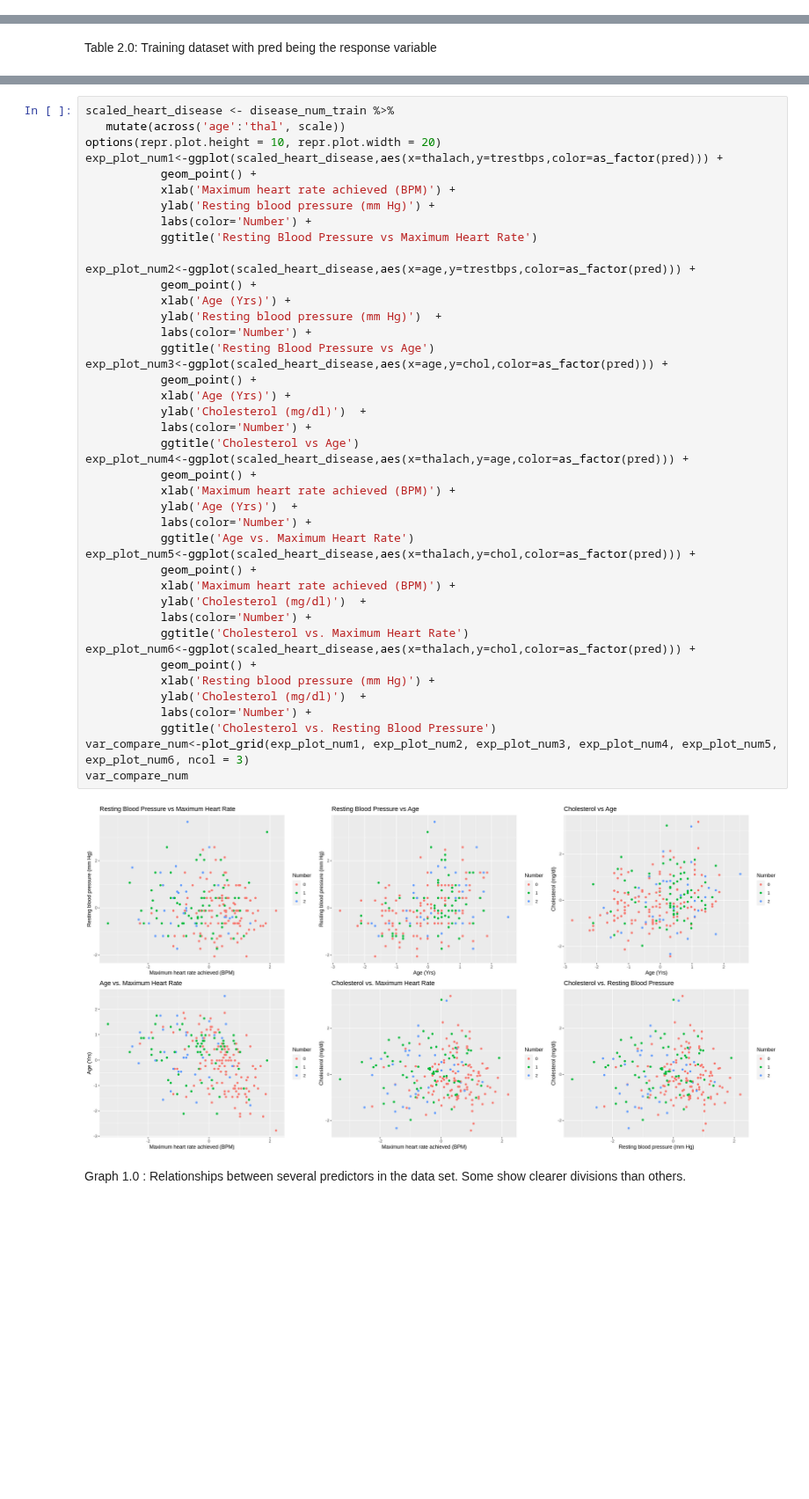
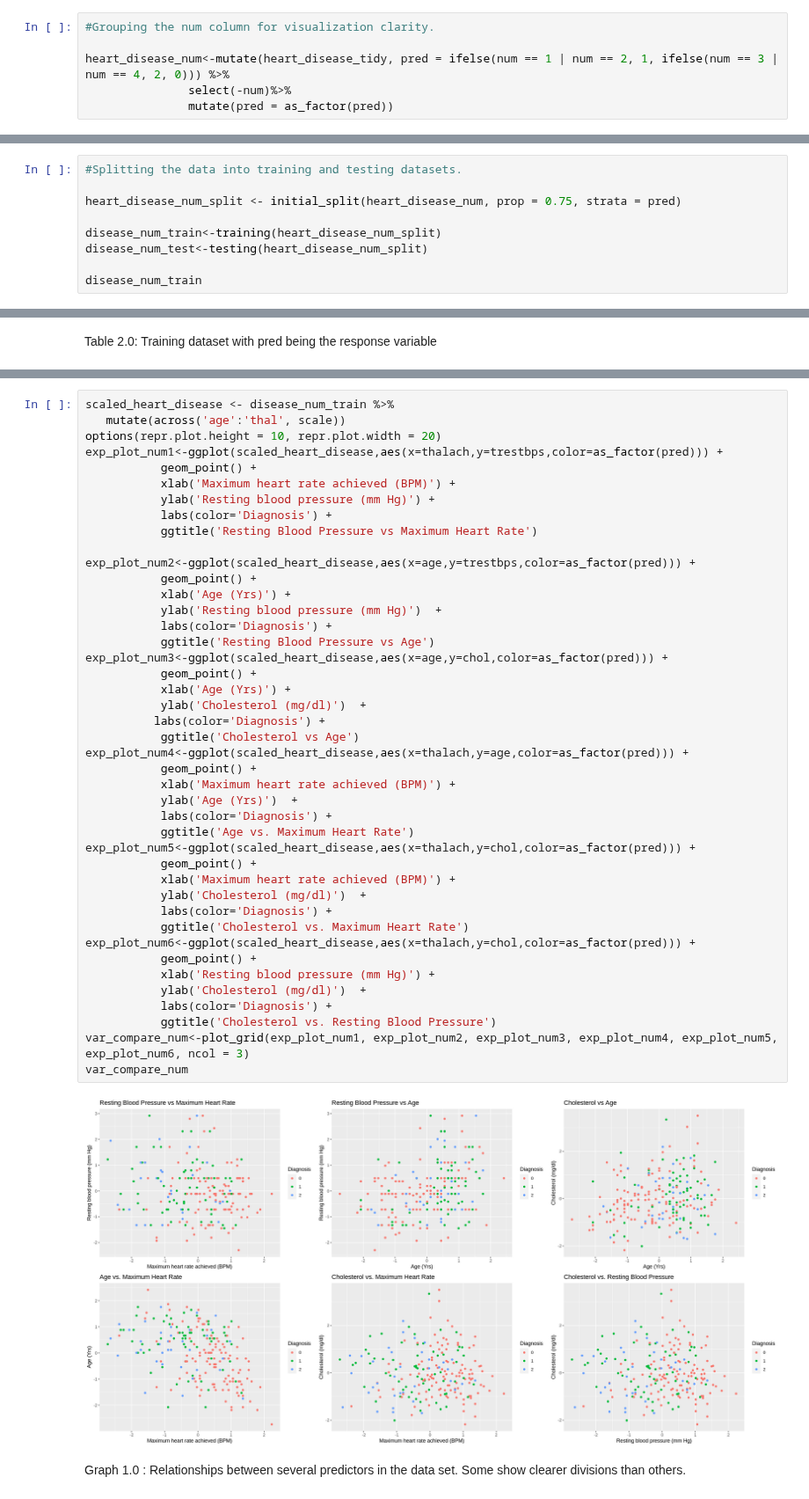
Before and after one commit to 19Lefoue/Heart_disease, a Jupyter notebook: Heart_disease.ipynb, the cells around one changed output, grey strips where cells are left out. Shown at 88% size. Saved outputs shown, nothing was run; the diff lists cells and outputs as text; blank space fills up the shorter version.

```diff
--- a/Heart_disease.ipynb
+++ b/Heart_disease.ipynb
@@ -82 +139,7 @@ Table1.1: heart disease untidy trable
+# %%
+#Grouping the num column for visualization clarity.
+
+heart_disease_num<-mutate(heart_disease_tidy, pred = ifelse(num == 1 | num == 2, 1, ifelse(num == 3 | num == 4, 2, 0))) %>%
+               select(-num)%>%
+               mutate(pred = as_factor(pred))
 # %% [markdown]
@@ -191,0 +149,9 @@ A tibble: 225 × 14
+# %%
+#Splitting the data into training and testing datasets.
+
+heart_disease_num_split <- initial_split(heart_disease_num, prop = 0.75, strata = pred)
+
+disease_num_train<-training(heart_disease_num_split)
+disease_num_test<-testing(heart_disease_num_split)
+
+disease_num_train
@@ -203,43 +180,43 @@ exp_plot_num1<-ggplot(scaled_heart_disease,aes(x=thalach,y=trestbps,color=as_fac
            geom_point() +
            xlab('Maximum heart rate achieved (BPM)') +
            ylab('Resting blood pressure (mm Hg)') +
-           labs(color='Number') +
+           labs(color='Diagnosis') +
            ggtitle('Resting Blood Pressure vs Maximum Heart Rate')
 
 exp_plot_num2<-ggplot(scaled_heart_disease,aes(x=age,y=trestbps,color=as_factor(pred))) +
            geom_point() +
            xlab('Age (Yrs)') +
            ylab('Resting blood pressure (mm Hg)')  +
-           labs(color='Number') +
+           labs(color='Diagnosis') +
            ggtitle('Resting Blood Pressure vs Age')
 exp_plot_num3<-ggplot(scaled_heart_disease,aes(x=age,y=chol,color=as_factor(pred))) +
            geom_point() +
            xlab('Age (Yrs)') +
            ylab('Cholesterol (mg/dl)')  +
-           labs(color='Number') +
+          labs(color='Diagnosis') +
            ggtitle('Cholesterol vs Age')
 exp_plot_num4<-ggplot(scaled_heart_disease,aes(x=thalach,y=age,color=as_factor(pred))) +
            geom_point() +
            xlab('Maximum heart rate achieved (BPM)') +
            ylab('Age (Yrs)')  +
-           labs(color='Number') +
+           labs(color='Diagnosis') +
            ggtitle('Age vs. Maximum Heart Rate')
 exp_plot_num5<-ggplot(scaled_heart_disease,aes(x=thalach,y=chol,color=as_factor(pred))) +
            geom_point() +
            xlab('Maximum heart rate achieved (BPM)') +
            ylab('Cholesterol (mg/dl)')  +
-           labs(color='Number') +
+           labs(color='Diagnosis') +
            ggtitle('Cholesterol vs. Maximum Heart Rate')
 exp_plot_num6<-ggplot(scaled_heart_disease,aes(x=thalach,y=chol,color=as_factor(pred))) +
            geom_point() +
            xlab('Resting blood pressure (mm Hg)') +
            ylab('Cholesterol (mg/dl)')  +
-           labs(color='Number') +
+           labs(color='Diagnosis') +
            ggtitle('Cholesterol vs. Resting Blood Pressure')
 var_compare_num<-plot_grid(exp_plot_num1, exp_plot_num2, exp_plot_num3, exp_plot_num4, exp_plot_num5, exp_plot_num6, ncol = 3)
 var_compare_num
 # %% [output]
-[figure, old version]
+[figure, new version]
 # %% [markdown]
 Graph 1.0 : Relationships between several predictors in the data set. Some show clearer divisions than others.
 # %% [markdown]
```
Also changed, not shown: parts of 49 cells of this notebook.
